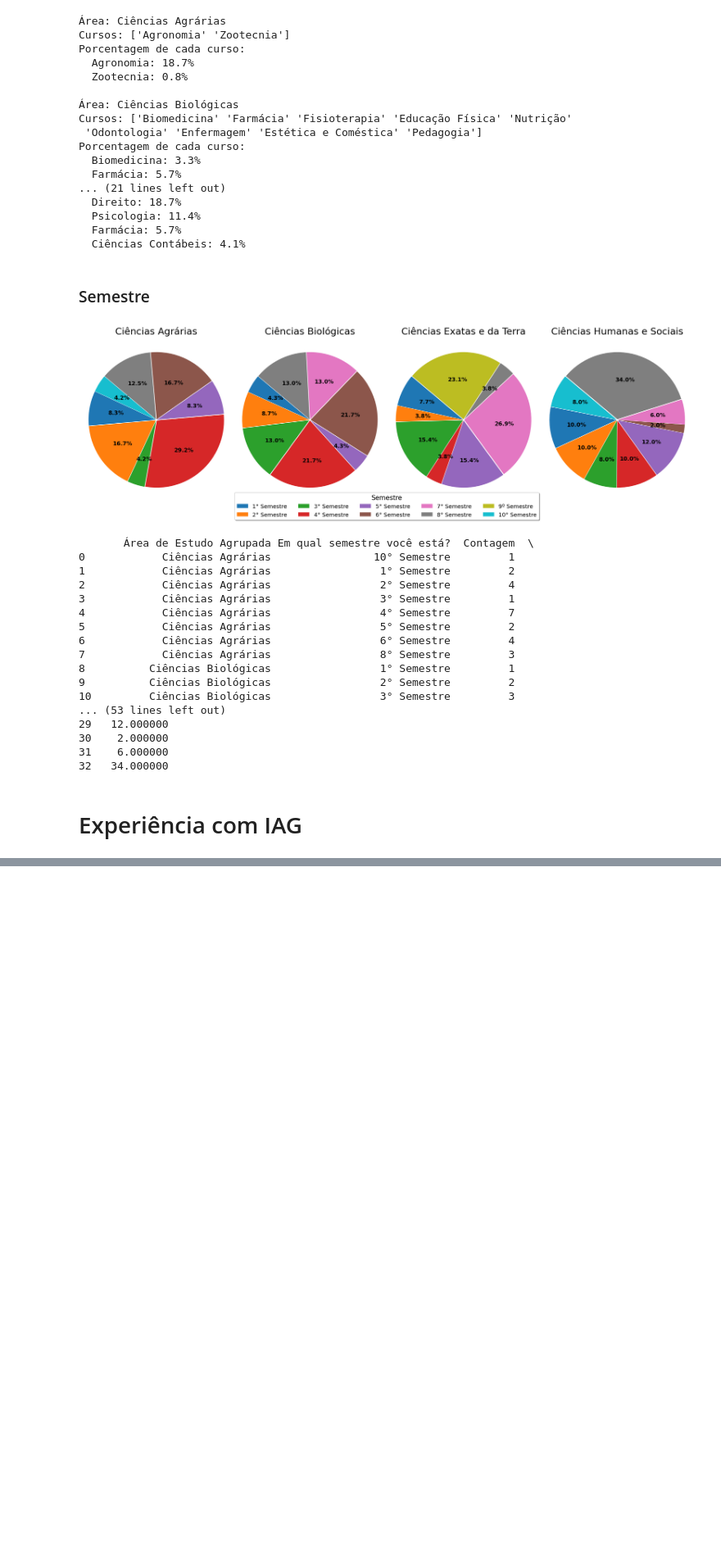
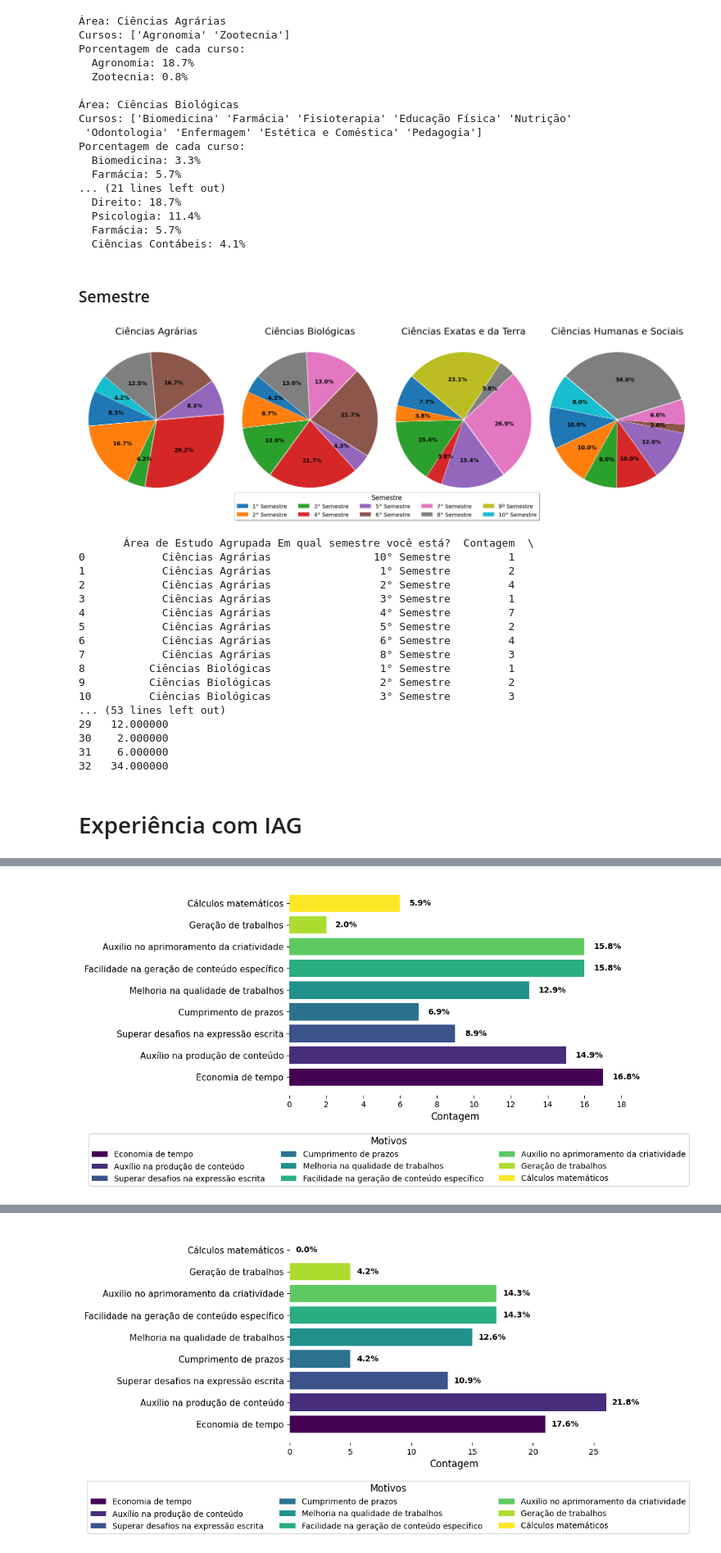
Before and after one commit to MariaLuiseB/Analise-TCC, a Jupyter notebook: areas_estudo_analises.ipynb, the cells around one changed output, grey strips where cells are left out. Shown at 82% size. Cells and saved outputs as stored; diff of their text form; code cells hidden in the pictures; blank space fills up the shorter version.

```diff
--- a/areas_estudo_analises.ipynb
+++ b/areas_estudo_analises.ipynb
@@ -484,0 +655,78 @@ print(df_grouped_semestre[['Área de Estudo Agrupada', 'Em qual semestre você e
+# %%
+# Lista de motivos
+motivos = [
+    "Economia de tempo",
+    "Auxílio na produção de conteúdo",
+    "Superar desafios na expressão escrita",
+    "Cumprimento de prazos",
+    "Melhoria na qualidade de trabalhos",
+    "Facilidade na geração de conteúdo específico",
+    "Auxilio no aprimoramento da criatividade",
+    "Geração de trabalhos",
+    "Cálculos matemáticos"
+]
+
+# Nome da coluna com os motivos
+coluna_respostas = 'Qual é o principal motivo para você utilizá-la em sua área acadêmica?'
+coluna_area = 'Área de Estudo Agrupada'
+
+# Lista das áreas de estudo
+areas_estudo = df[coluna_area].dropna().unique()
+
+# Loop para criar um gráfico por área de estudo
+for area in areas_estudo:
+    df_area = df[df[coluna_area] == area]
+
+    # Inicializar contagem de motivos
+    contagem_motivos = {motivo: 0 for motivo in motivos}
+
+    for resposta in df_area[coluna_respostas].dropna():
+        for motivo in motivos:
+            if motivo in resposta:
+                contagem_motivos[motivo] += 1
+
+    # Dados para o gráfico
+    motivos_atuais = list(contagem_motivos.keys())
+    contagens = list(contagem_motivos.values())
+    total_respostas = sum(contagens)
+    porcentagens = [(count / total_respostas) * 100 if total_respostas > 0 else 0 for count in contagens]
+
+    # Criar gráfico horizontal
+    plt.figure(figsize=(10, 6))
+    colors = plt.cm.viridis(np.linspace(0, 1, len(motivos)))
+    bars = plt.barh(motivos_atuais, contagens, color=colors)
+    plt.xlabel('Contagem', fontsize=12)
+    # plt.title(f'Motivos para Utilização da IA na Área Acadêmica – {area}', x=0.3, fontsize=14, fontweight='bold', pad=20)
+    plt.xlim(0, max(contagens) + 1)
+
+    # Adicionar porcentagens
+    for bar, percent in zip(bars, porcentagens):
+        plt.text(bar.get_width() + 0.5, bar.get_y() + bar.get_height() / 2,
+                 f'{percent:.1f}%', va='center', fontsize=10, fontweight='bold')
+
+    # Negrito nos rótulos
+    ax = plt.gca()
+    ax.set_yticklabels(motivos_atuais, fontsize=11)
+
+    # Legenda com as cores
+    legend_elements = [Patch(facecolor=colors[i], label=motivos[i]) for i in range(len(motivos))]
+    plt.legend(title="Motivos",
+               title_fontsize=12,
+               fontsize=10,
+               handles=legend_elements,
+               loc='lower center',
+               bbox_to_anchor=(0.3, -0.45),
+               ncol=3)
+
+    # Estética
+    plt.grid(False)
+    plt.box(False)
+    plt.tight_layout()
+    plt.show()
+
+    # Impressão dos dados
+    print(f"\nMotivos em {area}:")
+    for motivo, contagem, porcentagem in zip(motivos_atuais, contagens, porcentagens):
+        print(f"{motivo}: {contagem} ({porcentagem:.1f}%)")
+# %% [output]
+[figure, added]
@@ -484,0 +743 @@ print(df_grouped_semestre[['Área de Estudo Agrupada', 'Em qual semestre você e
+[figure, added]
```
Also changed, not shown: parts of 26 cells of this notebook, 1 other file.
